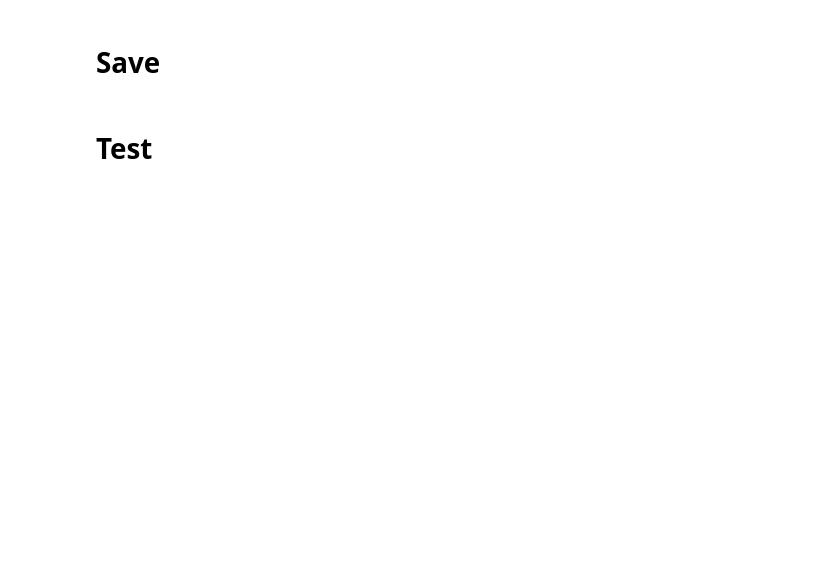
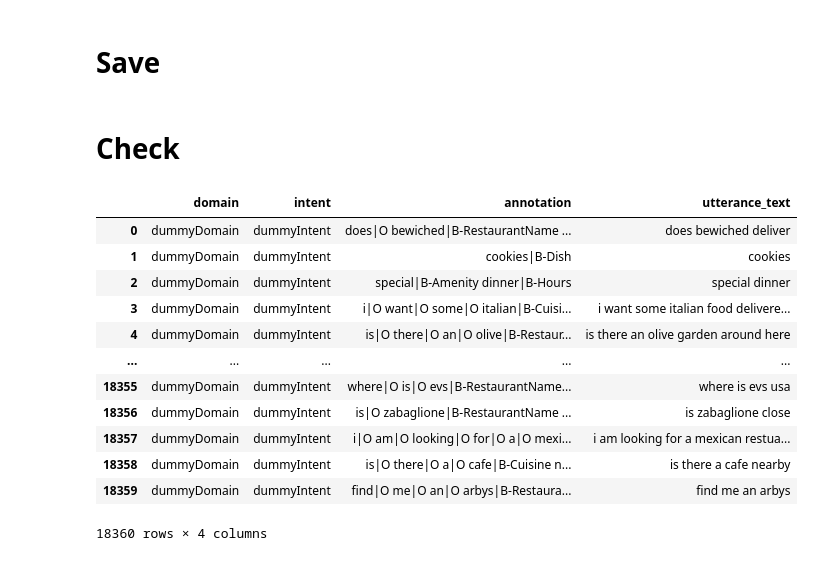
Before and after one commit to amazon-science/unique-batches, a Jupyter notebook: notebooks/upsample_dataset.ipynb, the cells around one changed output. Drawn from its saved outputs; the diff is of its cells as text; code cells hidden in the pictures; blank space fills up the shorter version.

```diff
--- a/notebooks/upsample_dataset.ipynb
+++ b/notebooks/upsample_dataset.ipynb
@@ -278,8 +365,23 @@ for r in duplication_ratios:
 
     df.to_csv(output_path, sep="\t", index=False, header=False)
 # %% [markdown]
-# Test
+# Check
 # %%
 mit_05_df, _ = read_token_level_annotated_data(datastore / "mit_restaurant" / "duplicated_0.5.tsv")
+mit_05_df
+# %% [output]
+|  | domain | intent | annotation | utterance_text |
+| 0 | dummyDomain | dummyIntent | does|O bewiched|B-RestaurantName ... | does bewiched deliver |
+| 1 | dummyDomain | dummyIntent | cookies|B-Dish | cookies |
+| 2 | dummyDomain | dummyIntent | special|B-Amenity dinner|B-Hours | special dinner |
+| 3 | dummyDomain | dummyIntent | i|O want|O some|O italian|B-Cuisi... | i want some italian food delivere... |
+| 4 | dummyDomain | dummyIntent | is|O there|O an|O olive|B-Restaur... | is there an olive garden around here |
+| ... | ... | ... | ... | ... |
+| 18355 | dummyDomain | dummyIntent | where|O is|O evs|B-RestaurantName... | where is evs usa |
+| 18356 | dummyDomain | dummyIntent | is|O zabaglione|B-RestaurantName ... | is zabaglione close |
+| 18357 | dummyDomain | dummyIntent | i|O am|O looking|O for|O a|O mexi... | i am looking for a mexican restua... |
+| 18358 | dummyDomain | dummyIntent | is|O there|O a|O cafe|B-Cuisine n... | is there a cafe nearby |
+| 18359 | dummyDomain | dummyIntent | find|O me|O an|O arbys|B-Restaura... | find me an arbys |
+18360 rows × 4 columns
 # %%
 mit_07_df, _ = read_token_level_annotated_data(datastore / "mit_restaurant" / "duplicated_0.7.tsv")
```
Also changed, not shown: parts of 17 cells of this notebook, 4 other files.
